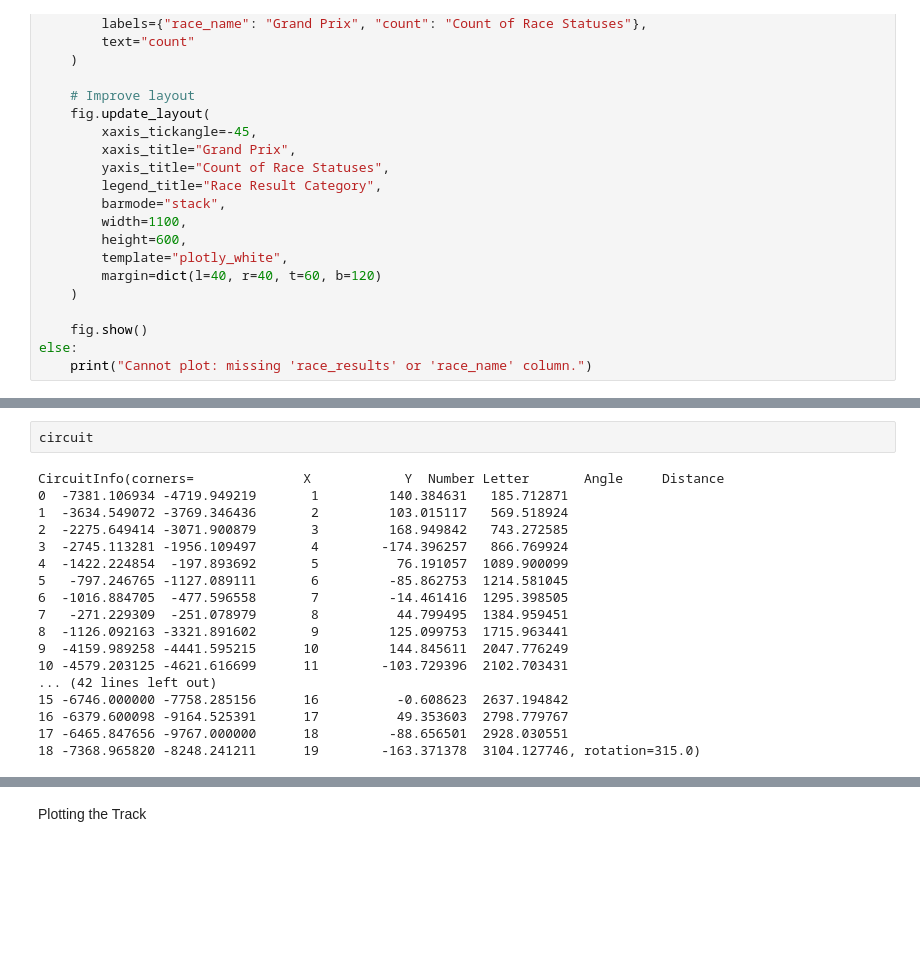
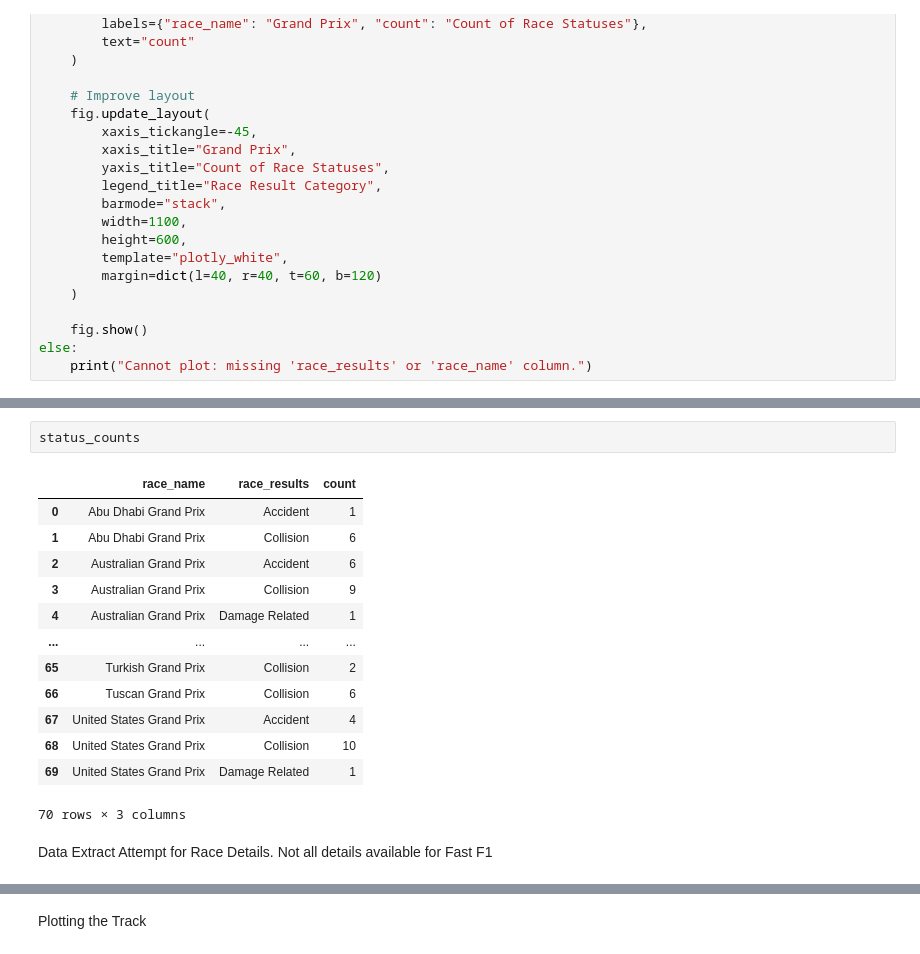
Before and after one commit to EnzoAlto/AIM_Sharing, a Jupyter notebook: ML1_Final_Project/Sandbox.ipynb, the cells around one changed output, grey strips where cells are left out. Saved outputs shown, nothing was run; the diff lists cells and outputs as text; blank space fills up the shorter version.

```diff
--- a/ML1_Final_Project/Sandbox.ipynb
+++ b/ML1_Final_Project/Sandbox.ipynb
@@ -427,20 +336,18 @@ Attributes: ['__annotations__', '__class__', '__dataclass_fields__', '__dataclas
-# %%
-circuit
-# %% [output]
-CircuitInfo(corners=              X            Y  Number Letter       Angle     Distance
-0  -7381.106934 -4719.949219       1         140.384631   185.712871
-1  -3634.549072 -3769.346436       2         103.015117   569.518924
-2  -2275.649414 -3071.900879       3         168.949842   743.272585
-3  -2745.113281 -1956.109497       4        -174.396257   866.769924
-4  -1422.224854  -197.893692       5          76.191057  1089.900099
-5   -797.246765 -1127.089111       6         -85.862753  1214.581045
-6  -1016.884705  -477.596558       7         -14.461416  1295.398505
-7   -271.229309  -251.078979       8          44.799495  1384.959451
-8  -1126.092163 -3321.891602       9         125.099753  1715.963441
-9  -4159.989258 -4441.595215      10         144.845611  2047.776249
-10 -4579.203125 -4621.616699      11        -103.729396  2102.703431
-... (42 lines left out)
-15 -6746.000000 -7758.285156      16          -0.608623  2637.194842
-16 -6379.600098 -9164.525391      17          49.353603  2798.779767
-17 -6465.847656 -9767.000000      18         -88.656501  2928.030551
-18 -7368.965820 -8248.241211      19        -163.371378  3104.127746, rotation=315.0)
+# %%
+status_counts
+# %% [output]
+|  | race_name | race_results | count |
+| 0 | Abu Dhabi Grand Prix | Accident | 1 |
+| 1 | Abu Dhabi Grand Prix | Collision | 6 |
+| 2 | Australian Grand Prix | Accident | 6 |
+| 3 | Australian Grand Prix | Collision | 9 |
+| 4 | Australian Grand Prix | Damage Related | 1 |
+| ... | ... | ... | ... |
+| 65 | Turkish Grand Prix | Collision | 2 |
+| 66 | Tuscan Grand Prix | Collision | 6 |
+| 67 | United States Grand Prix | Accident | 4 |
+| 68 | United States Grand Prix | Collision | 10 |
+| 69 | United States Grand Prix | Damage Related | 1 |
+70 rows × 3 columns
+# %% [markdown]
+Data Extract Attempt for Race Details. Not all details available for Fast F1
```
Also changed, not shown: parts of 4 cells of this notebook, 6 other files.
